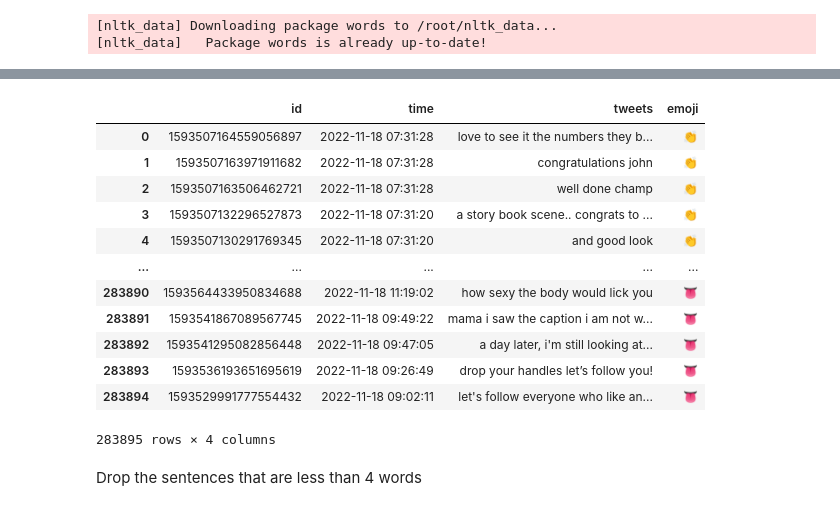
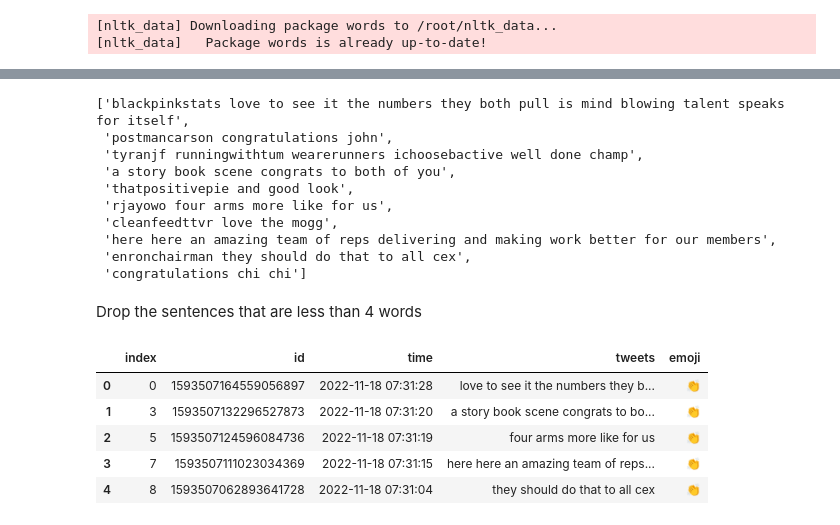
Before and after one commit to ece1786-2022/Emojimotion, a Jupyter notebook: datasets_tweets/datacleaning_work.ipynb, the cells around one changed output, grey strips where cells are left out. Saved outputs shown, nothing was run; the diff lists cells and outputs as text; code cells hidden in the pictures.

Commit message:
new data clean

```diff
--- a/datasets_tweets/datacleaning_work.ipynb
+++ b/datasets_tweets/datacleaning_work.ipynb
@@ -118,20 +128,30 @@ def clean_tweets(list_of_tweets):
     removes BOM character
     """
     # matches @username
-    mentions = re.compile('(@.*?)(?=\s|\:)')#(^|\s)
-    # http://stackoverflow.com/questions/6038061/regular-expression-to-find-urls-within-a-string
-    links = re.compile('(http|ftp|https)://([\w_-]+(?:(?:\.[\w_-]+)+))([\w.,@?^=%&:/~+#-]*[\w@?^=%&/~+#-])?')
-    hashtags = re.compile('#([a-zA-Z0-9_]{1,50})')
+    # mentions = re.compile('(@.*?)(?=\s|\:)')#(^|\s)
+    # links = re.compile('(http|ftp|https)://([\w_-]+(?:(?:\.[\w_-]+)+))([\w.,@?^=%&:/~+#-]*[\w@?^=%&/~+#-])?')
+    # hashtags = re.compile('#([a-zA-Z0-9_]{1,50})')
+    # L = re.sub('[0-9]+', '', row['tweets'])
+    # L=re.split('[ ,.!?:$&*/\|<>^+=-_-•%;。･，<>]',L)
     #no_mentions = [re.sub(mentions, "", i) for i in list_of_tweets]
+    punctuation=string.punctuation
     lower_case = [i.lower() for i in list_of_tweets]
-    no_mentions = [re.sub(r"@\S+", "", i) for i in lower_case]
-    #no_links = [re.sub(links, "", i) for i in no_mentions]
+    list_of_tweets=[clean(i,no_emoji=True) for i in lower_case] #remove in-text emojis
+    lower_case = [i.encode('ascii', 'ignore').decode() for i in lower_case] # remove unicode characters
+    # lower_case=[re.sub(punctuation, "", i) for i in lower_case]
+
+    no_number=[re.sub('[0-9]+', "", i) for i in lower_case]
+    no_number=[re.sub(r'\s[a-z]\s|\s[0-9]\s', " ", i) for i in no_number]
+
+    no_mentions = [re.sub(r"@\S+", "", i) for i in no_number]
+
     no_links = [re.sub(r"http\S+", "", i) for i in no_mentions]
     no_links = [re.sub(r"www.\S+", "", i) for i in no_links]
     no_BOM = [re.sub(u"\ufeff", "", i) for i in no_links]
     #no_hash = [re.sub(hashtags,"",i)for i in no_BOM]
     no_hash = [re.sub(r"#\S+","",i)for i in no_BOM]
     no_newlinechar = [re.sub('\n', "", i) for i in no_hash]
+    no_newlinechar=[i.translate(str.maketrans('', '', string.punctuation)) for i in no_newlinechar]
     #no_nonEnglish = [" ".join(w for w in nltk.wordpunct_tokenize(sent) if w.lower() in words or not w.isalpha()) for sent in no_newlinechar]
     # for sent in no_newlinechar:
     #   for word in sent:
@@ -158,36 +183,44 @@ cleaned_tweets=[emoji.replace_emoji(i,replace="") for i in cleaned_dataset]
+# %%
+cleaned_dataset[0:10]
+# %% [output]
+['blackpinkstats love to see it the numbers they both pull is mind blowing talent speaks for itself',
+ 'postmancarson congratulations john',
+ 'tyranjf runningwithtum wearerunners ichoosebactive well done champ',
+ 'a story book scene congrats to both of you',
+ 'thatpositivepie and good look',
+ 'rjayowo four arms more like for us',
+ 'cleanfeedttvr love the mogg',
+ 'here here an amazing team of reps delivering and making work better for our members',
+ 'enronchairman they should do that to all cex',
+ 'congratulations chi chi']
 # %%
 #organize post and emoji to a dataframe
 data2 = {'id':tweet_id,
          'time':tweet_time,
-         'tweets':cleaned_tweets,
+         'tweets':cleaned_dataset,
         'emoji':target_emoji}
 
 Emojimotion_df = pd.DataFrame(data2)
-display(Emojimotion_df)
-# %% [output]
-|  | id | time | tweets | emoji |
-| 0 | 1593507164559056897 | 2022-11-18 07:31:28 | love to see it the numbers they b... | 👏 |
-| 1 | 1593507163971911682 | 2022-11-18 07:31:28 | congratulations john | 👏 |
-| 2 | 1593507163506462721 | 2022-11-18 07:31:28 | well done champ | 👏 |
-| 3 | 1593507132296527873 | 2022-11-18 07:31:20 | a story book scene.. congrats to ... | 👏 |
-| 4 | 1593507130291769345 | 2022-11-18 07:31:20 | and good look | 👏 |
-| ... | ... | ... | ... | ... |
-| 283890 | 1593564433950834688 | 2022-11-18 11:19:02 | how sexy the body would lick you | 👅 |
-| 283891 | 1593541867089567745 | 2022-11-18 09:49:22 | mama i saw the caption i am not w... | 👅 |
-| 283892 | 1593541295082856448 | 2022-11-18 09:47:05 | a day later, i'm still looking at... | 👅 |
-| 283893 | 1593536193651695619 | 2022-11-18 09:26:49 | drop your handles let’s follow you! | 👅 |
-| 283894 | 1593529991777554432 | 2022-11-18 09:02:11 | let's follow everyone who like an... | 👅 |
-283895 rows × 4 columns
 # %% [markdown]
 Drop the sentences that are less than 4 words
 # %%
 ind_list=[]
 ind=0
-temp=cleaned_tweets
+temp=cleaned_dataset
 for tw in temp:
   tw_word_list = re. findall(r"[\w'\"]+|[,.!?] ", tw)
+  # print(tw_word_list)
   #print(len(tw_word))
   if len(tw_word_list)<4:
     ind_list.append(ind)
   ind=ind+1
 Emojimotion_df.drop(ind_list,axis=0,inplace=True)
+Emojimotion_df=Emojimotion_df.reset_index()
+Emojimotion_df.head()
+# %% [output]
+|  | index | id | time | tweets | emoji |
+| 0 | 0 | 1593507164559056897 | 2022-11-18 07:31:28 | love to see it the numbers they b... | 👏 |
+| 1 | 3 | 1593507132296527873 | 2022-11-18 07:31:20 | a story book scene congrats to bo... | 👏 |
+| 2 | 5 | 1593507124596084736 | 2022-11-18 07:31:19 | four arms more like for us | 👏 |
+| 3 | 7 | 1593507111023034369 | 2022-11-18 07:31:15 | here here an amazing team of reps... | 👏 |
+| 4 | 8 | 1593507062893641728 | 2022-11-18 07:31:04 | they should do that to all cex | 👏 |
```
Also changed, not shown: parts of 16 cells of this notebook.
